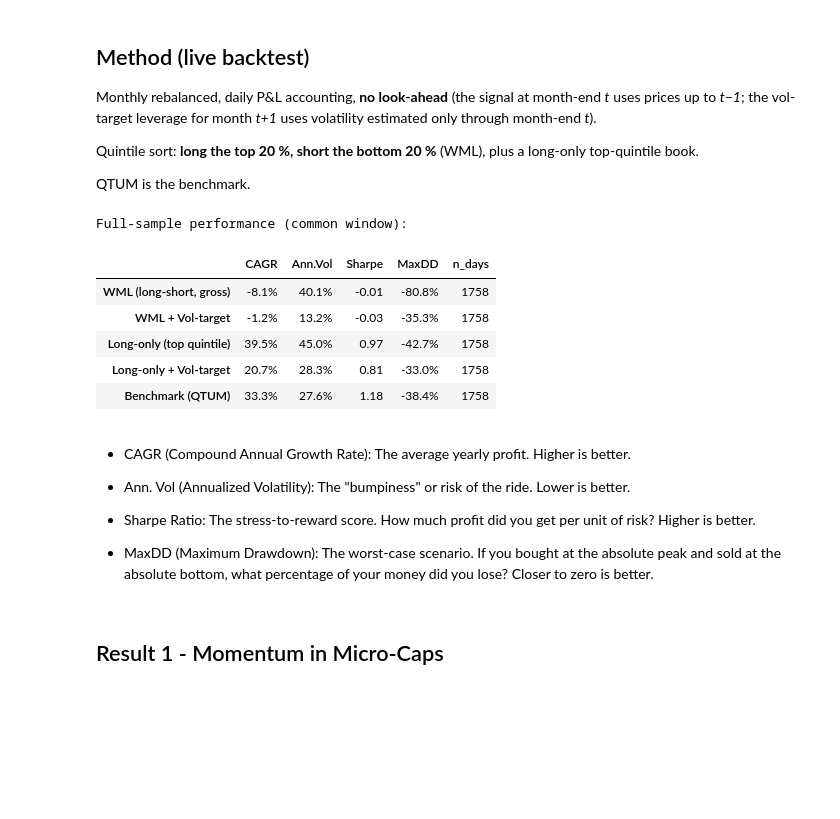
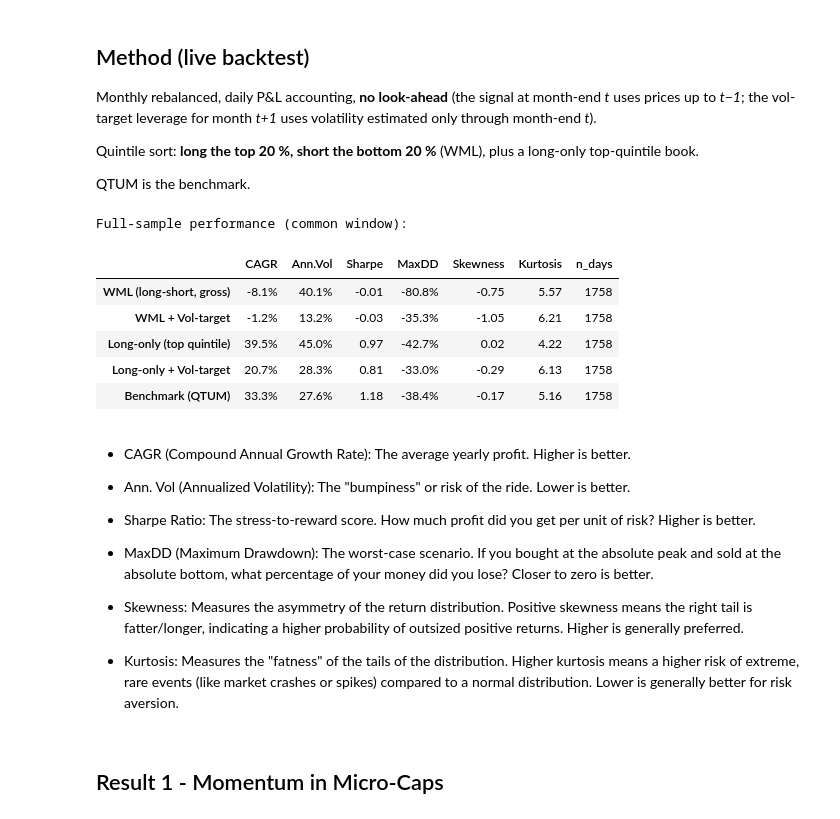
Before and after one commit to federicabrasca/Quantum-Momentum-Crash-Protection, a Jupyter notebook: Quantum_Momentum.ipynb, the cells around one changed output. Drawn from its saved outputs; the diff is of its cells as text; code cells hidden in the pictures; blank space fills up the shorter version.

Commit message:
Add skewness and kurtosis metrics

```diff
--- a/Quantum_Momentum.ipynb
+++ b/Quantum_Momentum.ipynb
@@ -72,19 +72,19 @@ QTUM is the benchmark.
 # %%
 results, diag = qm.run_backtest(px)
 
 def pct(x): return f"{x:,.1%}"
-fmt = {"CAGR": pct, "Ann.Vol": pct, "Sharpe": "{:.2f}".format, "MaxDD": pct, "n_days": "{:.0f}".format}
+fmt = {"CAGR": pct, "Ann.Vol": pct, "Sharpe": "{:.2f}".format, "MaxDD": pct, "Skewness": "{:.2f}".format, "Kurtosis": "{:.2f}".format, "n_days": "{:.0f}".format}
 table = qm.metrics_table(results, common_window=True)
 print("Full-sample performance (common window):")
 table.style.format(fmt)
 # %% [output]
 Full-sample performance (common window):
-|  | CAGR | Ann.Vol | Sharpe | MaxDD | n_days |
-| WML (long-short, gross) | -8.1% | 40.1% | -0.01 | -80.8% | 1758 |
-| WML + Vol-target | -1.2% | 13.2% | -0.03 | -35.3% | 1758 |
-| Long-only (top quintile) | 39.5% | 45.0% | 0.97 | -42.7% | 1758 |
-| Long-only + Vol-target | 20.7% | 28.3% | 0.81 | -33.0% | 1758 |
-| Benchmark (QTUM) | 33.3% | 27.6% | 1.18 | -38.4% | 1758 |
+|  | CAGR | Ann.Vol | Sharpe | MaxDD | Skewness | Kurtosis | n_days |
+| WML (long-short, gross) | -8.1% | 40.1% | -0.01 | -80.8% | -0.75 | 5.57 | 1758 |
+| WML + Vol-target | -1.2% | 13.2% | -0.03 | -35.3% | -1.05 | 6.21 | 1758 |
+| Long-only (top quintile) | 39.5% | 45.0% | 0.97 | -42.7% | 0.02 | 4.22 | 1758 |
+| Long-only + Vol-target | 20.7% | 28.3% | 0.81 | -33.0% | -0.29 | 6.13 | 1758 |
+| Benchmark (QTUM) | 33.3% | 27.6% | 1.18 | -38.4% | -0.17 | 5.16 | 1758 |
 # %% [markdown]
 * CAGR (Compound Annual Growth Rate): The average yearly profit. Higher is better.
 
@@ -93,6 +93,10 @@ Full-sample performance (common window):
 * Sharpe Ratio: The stress-to-reward score. How much profit did you get per unit of risk? Higher is better.
 
 * MaxDD (Maximum Drawdown): The worst-case scenario. If you bought at the absolute peak and sold at the absolute bottom, what percentage of your money did you lose? Closer to zero is better.
+
+* Skewness: Measures the asymmetry of the return distribution. Positive skewness means the right tail is fatter/longer, indicating a higher probability of outsized positive returns. Higher is generally preferred.
+
+* Kurtosis: Measures the "fatness" of the tails of the distribution. Higher kurtosis means a higher risk of extreme, rare events (like market crashes or spikes) compared to a normal distribution. Lower is generally better for risk aversion.
 # %% [markdown]
 ## Result 1 - Momentum in Micro-Caps
 # %%
```
Also changed, not shown: 1 other file.
